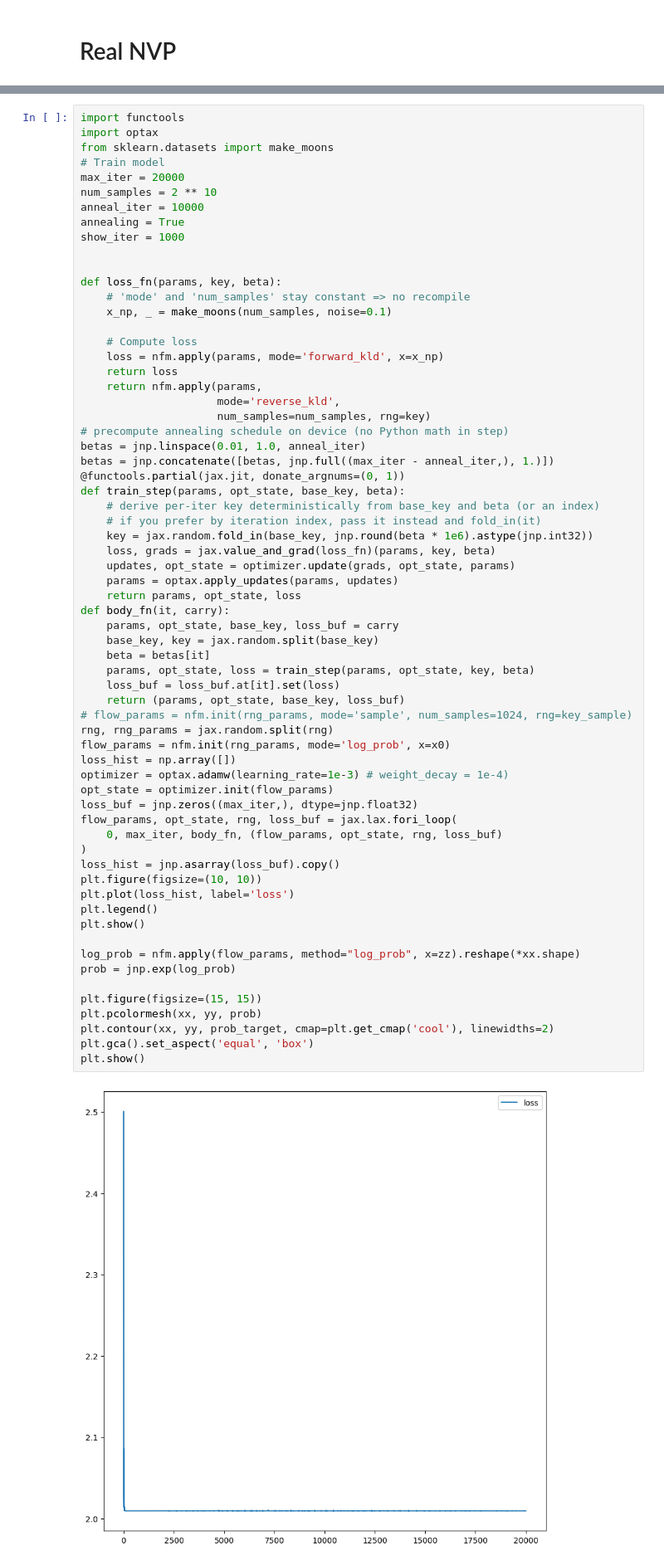
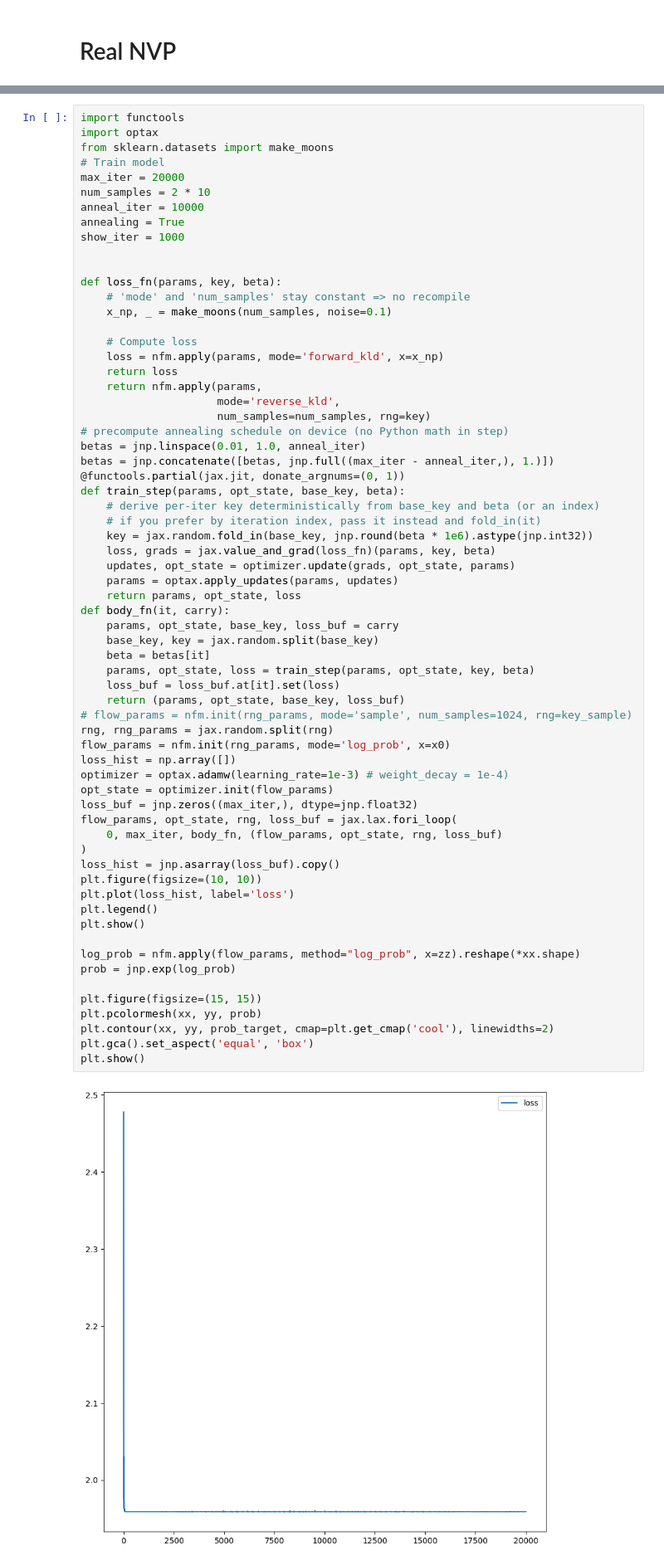
Before and after one commit to jeongsukchul/distributionally_robust_learning, a Jupyter notebook: learning/module/normalizing_flow/real_nvp.ipynb, the cells around one changed output, grey strips where cells are left out. Shown at 83% size. Saved outputs shown, nothing was run; the diff lists cells and outputs as text.

```diff
--- a/learning/module/normalizing_flow/real_nvp.ipynb
+++ b/learning/module/normalizing_flow/real_nvp.ipynb
@@ -86,7 +86,7 @@ import optax
 from sklearn.datasets import make_moons
 # Train model
 max_iter = 20000
-num_samples = 2 ** 10
+num_samples = 2 * 10
 anneal_iter = 10000
 annealing = True
 show_iter = 1000
@@ -119,34 +119,34 @@ def body_fn(it, carry):
     base_key, key = jax.random.split(base_key)
     beta = betas[it]
     params, opt_state, loss = train_step(params, opt_state, key, beta)
     loss_buf = loss_buf.at[it].set(loss)
     return (params, opt_state, base_key, loss_buf)
 # flow_params = nfm.init(rng_params, mode='sample', num_samples=1024, rng=key_sample)
 rng, rng_params = jax.random.split(rng)
 flow_params = nfm.init(rng_params, mode='log_prob', x=x0)
 loss_hist = np.array([])
 optimizer = optax.adamw(learning_rate=1e-3) # weight_decay = 1e-4)
 opt_state = optimizer.init(flow_params)
 loss_buf = jnp.zeros((max_iter,), dtype=jnp.float32)
 flow_params, opt_state, rng, loss_buf = jax.lax.fori_loop(
     0, max_iter, body_fn, (flow_params, opt_state, rng, loss_buf)
 )
 loss_hist = jnp.asarray(loss_buf).copy()
 plt.figure(figsize=(10, 10))
 plt.plot(loss_hist, label='loss')
 plt.legend()
 plt.show()
 
 log_prob = nfm.apply(flow_params, method="log_prob", x=zz).reshape(*xx.shape)
 prob = jnp.exp(log_prob)
 
 plt.figure(figsize=(15, 15))
 plt.pcolormesh(xx, yy, prob)
 plt.contour(xx, yy, prob_target, cmap=plt.get_cmap('cool'), linewidths=2)
 plt.gca().set_aspect('equal', 'box')
 plt.show()
 # %% [output]
-[figure, old version]
+[figure, new version]
 [figure]
 # %%
 log_prob = nfm.apply(flow_params, method="log_prob", x=zz).reshape(*xx.shape)
```
Also changed, not shown: 2 other files.
